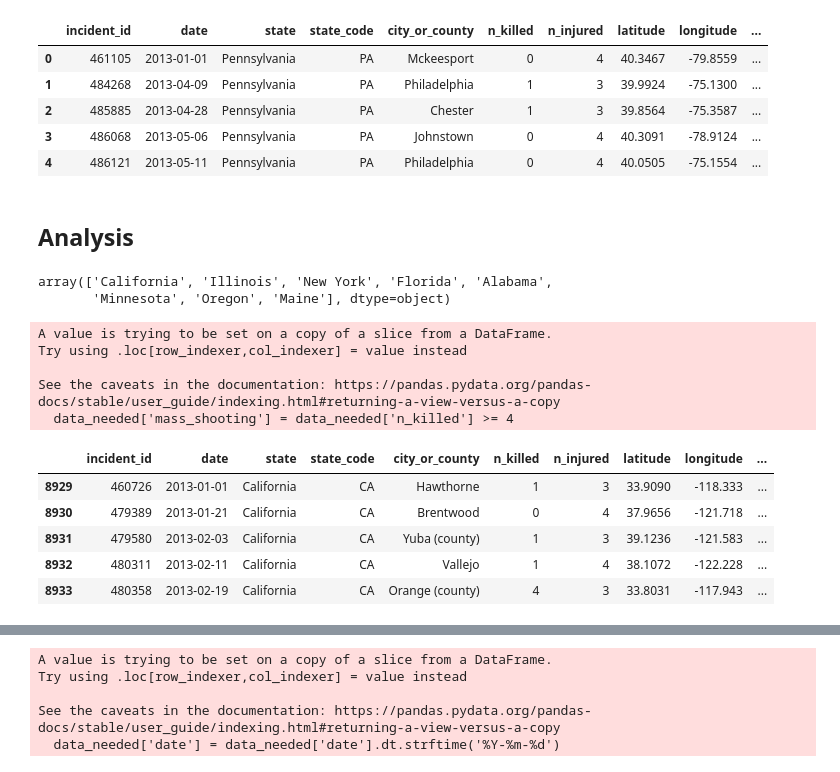
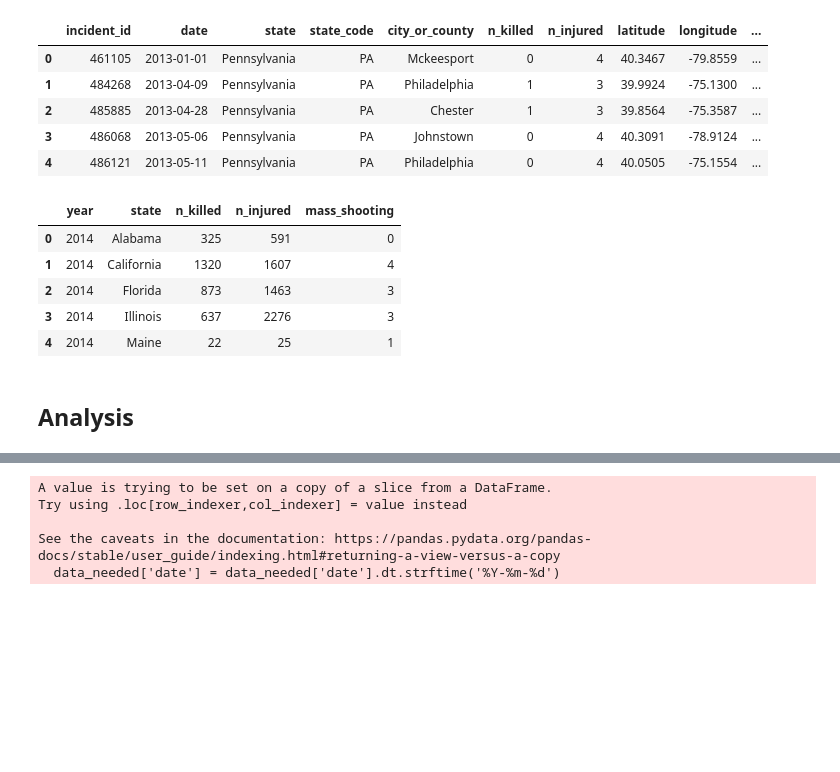
Before and after one commit to LanNguyen135/Project3, a Jupyter notebook: main.ipynb, the cells around one changed output, grey strips where cells are left out. Drawn from its saved outputs; the diff is of its cells as text; code cells hidden in the pictures; blank space fills up the shorter version.

```diff
--- a/main.ipynb
+++ b/main.ipynb
@@ -133,27 +194,15 @@ pd.read_sql_query('SELECT * FROM gunviolence', con=engine).head()
 | 2 | 485885 | 2013-04-28 | Pennsylvania | PA | Chester | 1 | 3 | 39.8564 | -75.3587 | ... |
 | 3 | 486068 | 2013-05-06 | Pennsylvania | PA | Johnstown | 0 | 4 | 40.3091 | -78.9124 | ... |
 | 4 | 486121 | 2013-05-11 | Pennsylvania | PA | Philadelphia | 0 | 4 | 40.0505 | -75.1554 | ... |
+# %%
+# Confirm metadata is added to database
+pd.read_sql_query('SELECT * FROM metadata', con=engine).head()
+# %% [output]
+|  | year | state | n_killed | n_injured | mass_shooting |
+| 0 | 2014 | Alabama | 325 | 591 | 0 |
+| 1 | 2014 | California | 1320 | 1607 | 4 |
+| 2 | 2014 | Florida | 873 | 1463 | 3 |
+| 3 | 2014 | Illinois | 637 | 2276 | 3 |
+| 4 | 2014 | Maine | 22 | 25 | 1 |
 # %% [markdown]
 ## Analysis
-# %%
-states = ['California', 'Illinois', 'New York','Alabama','Florida', 'Minnesota', 'Oregon', 'Maine']
-data_needed = data_complete[data_complete.state.isin(states) == True]
-data_needed.state.unique()
-# %% [output]
-array(['California', 'Illinois', 'New York', 'Florida', 'Alabama',
-       'Minnesota', 'Oregon', 'Maine'], dtype=object)
-# %%
-data_needed['mass_shooting'] = data_needed['n_killed'] >= 4
-data_needed.head()
-# %% [output]
-A value is trying to be set on a copy of a slice from a DataFrame.
-Try using .loc[row_indexer,col_indexer] = value instead
-
-See the caveats in the documentation: https://pandas.pydata.org/pandas-docs/stable/user_guide/indexing.html#returning-a-view-versus-a-copy
-  data_needed['mass_shooting'] = data_needed['n_killed'] >= 4
-|  | incident_id | date | state | state_code | city_or_county | n_killed | n_injured | latitude | longitude | ... |
-| 8929 | 460726 | 2013-01-01 | California | CA | Hawthorne | 1 | 3 | 33.9090 | -118.333 | ... |
-| 8930 | 479389 | 2013-01-21 | California | CA | Brentwood | 0 | 4 | 37.9656 | -121.718 | ... |
-| 8931 | 479580 | 2013-02-03 | California | CA | Yuba (county) | 1 | 3 | 39.1236 | -121.583 | ... |
-| 8932 | 480311 | 2013-02-11 | California | CA | Vallejo | 1 | 4 | 38.1072 | -122.228 | ... |
-| 8933 | 480358 | 2013-02-19 | California | CA | Orange (county) | 4 | 3 | 33.8031 | -117.943 | ... |
```
Also changed, not shown: parts of 8 cells of this notebook, 23 other files.
